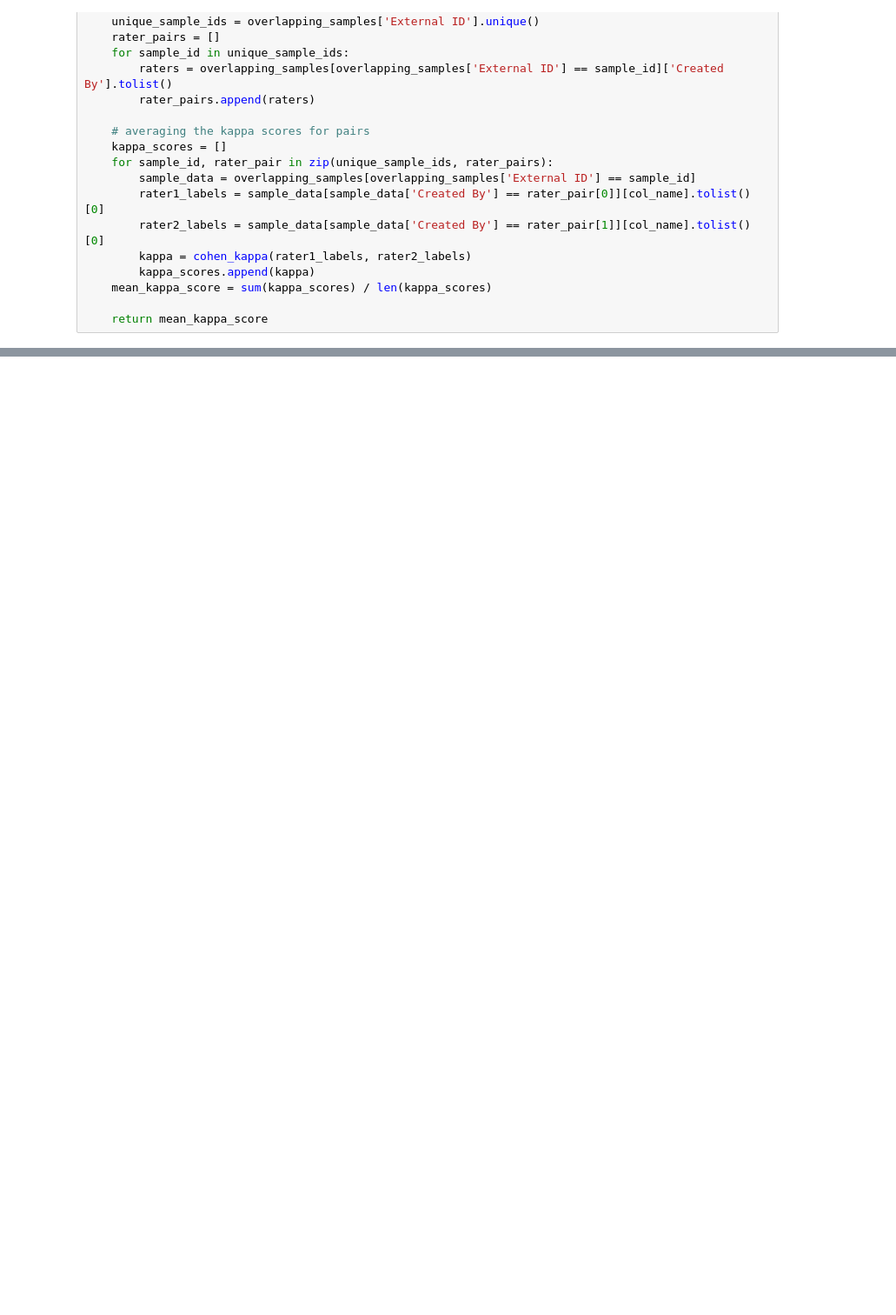
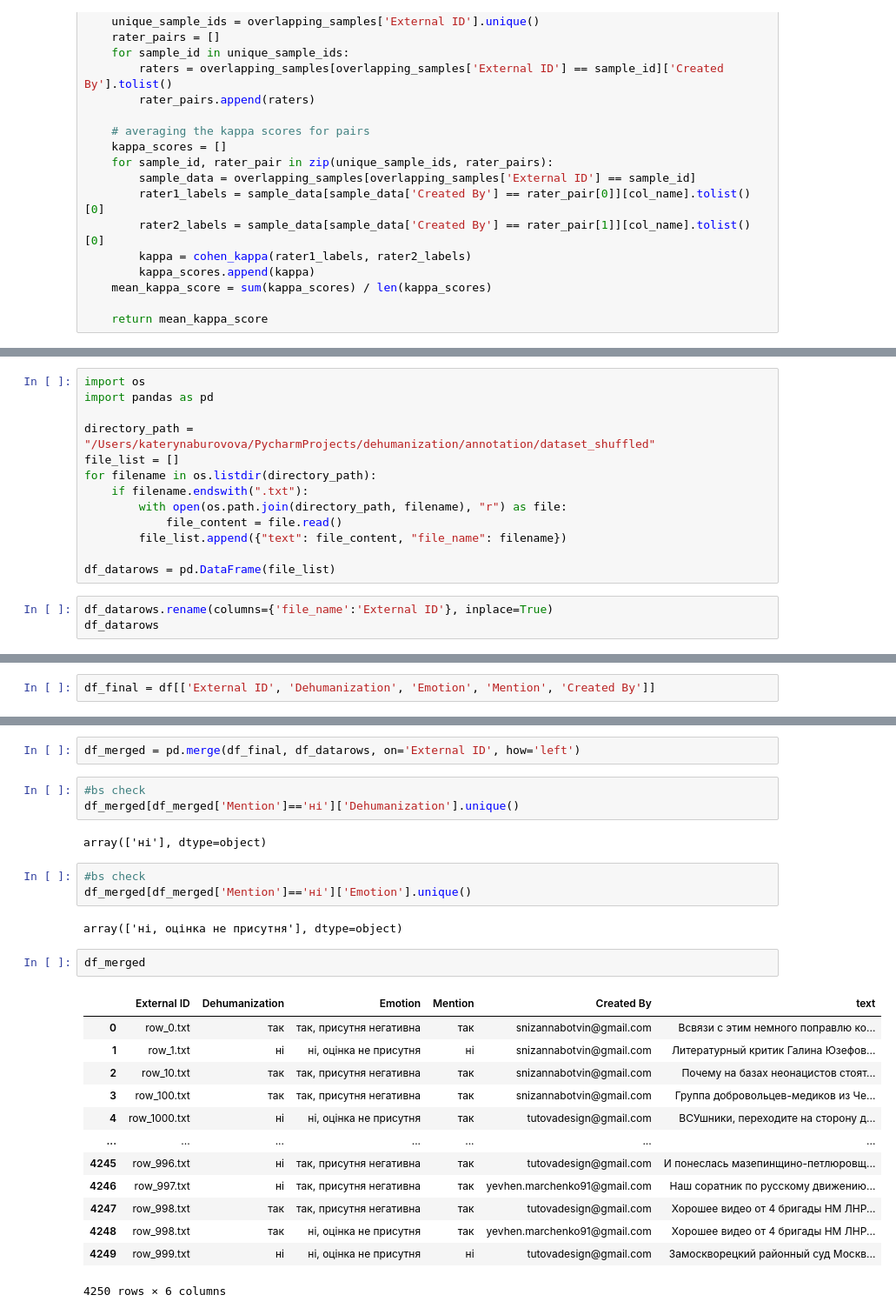
Before and after one commit to kateburovova/dehumanization, a Jupyter notebook: annotation/labels.ipynb, the cells around one changed output, grey strips where cells are left out. Shown at 87% size. Saved outputs shown, nothing was run; the diff lists cells and outputs as text; blank space fills up the shorter version.

```diff
--- a/annotation/labels.ipynb
+++ b/annotation/labels.ipynb
@@ -174,0 +177,16 @@ calculate_cohens_kappa(df, 'Emotion')
+# %%
+import os
+import pandas as pd
+
+directory_path = "/Users/katerynaburovova/PycharmProjects/dehumanization/annotation/dataset_shuffled"
+file_list = []
+for filename in os.listdir(directory_path):
+    if filename.endswith(".txt"):
+        with open(os.path.join(directory_path, filename), "r") as file:
+            file_content = file.read()
+        file_list.append({"text": file_content, "file_name": filename})
+
+df_datarows = pd.DataFrame(file_list)
+# %%
+df_datarows.rename(columns={'file_name':'External ID'}, inplace=True)
+df_datarows
@@ -174,0 +228,2 @@ calculate_cohens_kappa(df, 'Emotion')
+# %%
+df_final = df[['External ID', 'Dehumanization', 'Emotion', 'Mention', 'Created By']]
@@ -174,0 +246,28 @@ calculate_cohens_kappa(df, 'Emotion')
+# %%
+df_merged = pd.merge(df_final, df_datarows, on='External ID', how='left')
+# %%
+#bs check
+df_merged[df_merged['Mention']=='ні']['Dehumanization'].unique()
+# %% [output]
+array(['ні'], dtype=object)
+# %%
+#bs check
+df_merged[df_merged['Mention']=='ні']['Emotion'].unique()
+# %% [output]
+array(['ні, оцінка не присутня'], dtype=object)
+# %%
+df_merged
+# %% [output]
+|  | External ID | Dehumanization | Emotion | Mention | Created By | text |
+| 0 | row_0.txt | так | так, присутня негативна | так | snizannabotvin@gmail.com | Всвязи с этим немного поправлю ко... |
+| 1 | row_1.txt | ні | ні, оцінка не присутня | ні | snizannabotvin@gmail.com | Литературный критик Галина Юзефов... |
+| 2 | row_10.txt | так | так, присутня негативна | так | snizannabotvin@gmail.com | Почему на базах неонацистов стоят... |
+| 3 | row_100.txt | так | так, присутня негативна | так | snizannabotvin@gmail.com | Группа добровольцев-медиков из Че... |
+| 4 | row_1000.txt | ні | ні, оцінка не присутня | так | tutovadesign@gmail.com | ВСУшники, переходите на сторону д... |
+| ... | ... | ... | ... | ... | ... | ... |
+| 4245 | row_996.txt | ні | так, присутня негативна | так | tutovadesign@gmail.com | И понеслась мазепинщино-петлюровщ... |
+| 4246 | row_997.txt | ні | так, присутня негативна | так | yevhen.marchenko91@gmail.com | Наш соратник по русскому движению... |
+| 4247 | row_998.txt | так | так, присутня негативна | так | tutovadesign@gmail.com | Хорошее видео от 4 бригады НМ ЛНР... |
+| 4248 | row_998.txt | так | ні, оцінка не присутня | так | yevhen.marchenko91@gmail.com | Хорошее видео от 4 бригады НМ ЛНР... |
+| 4249 | row_999.txt | ні | ні, оцінка не присутня | ні | tutovadesign@gmail.com | Замоскворецкий районный суд Москв... |
+4250 rows × 6 columns
```
Also changed, not shown: parts of 26 cells of this notebook.
